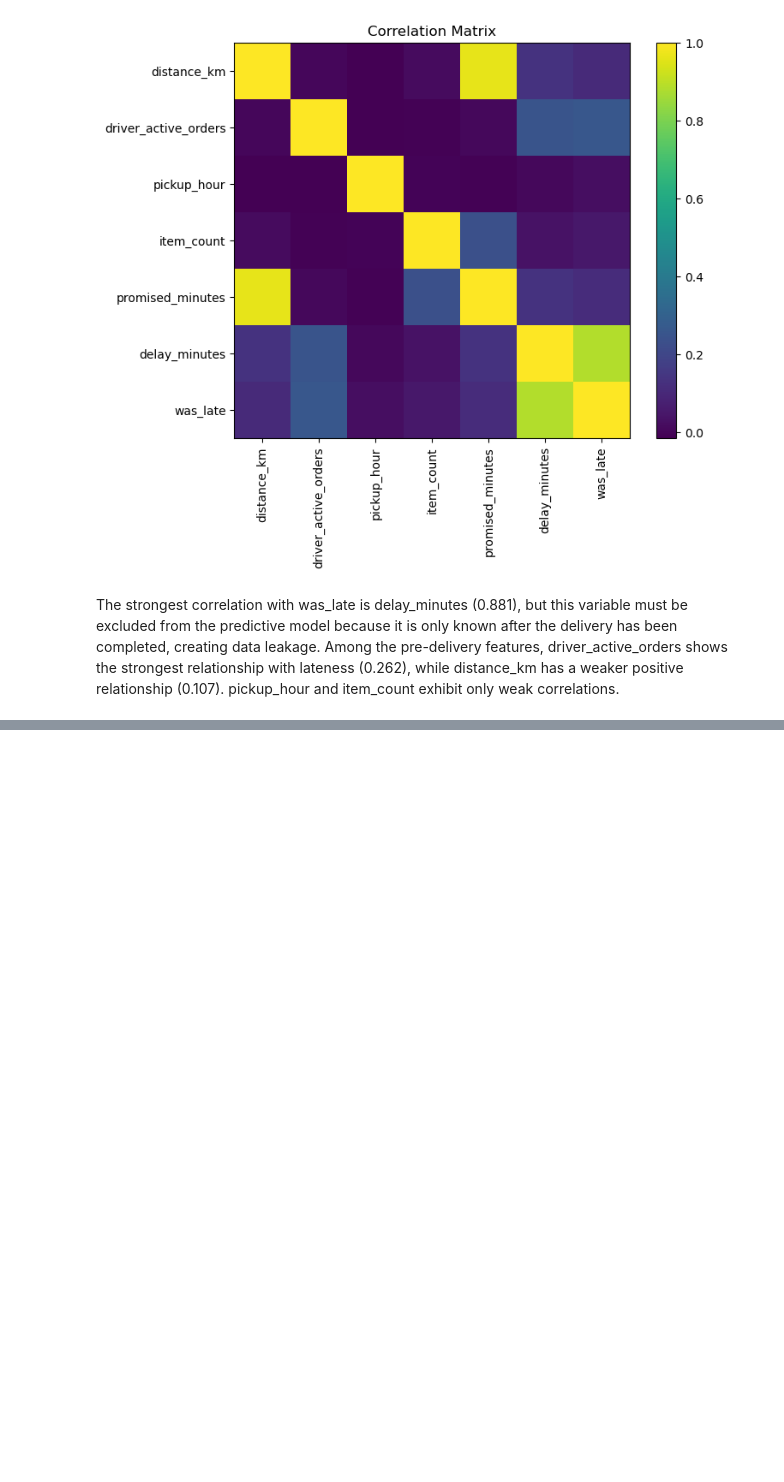
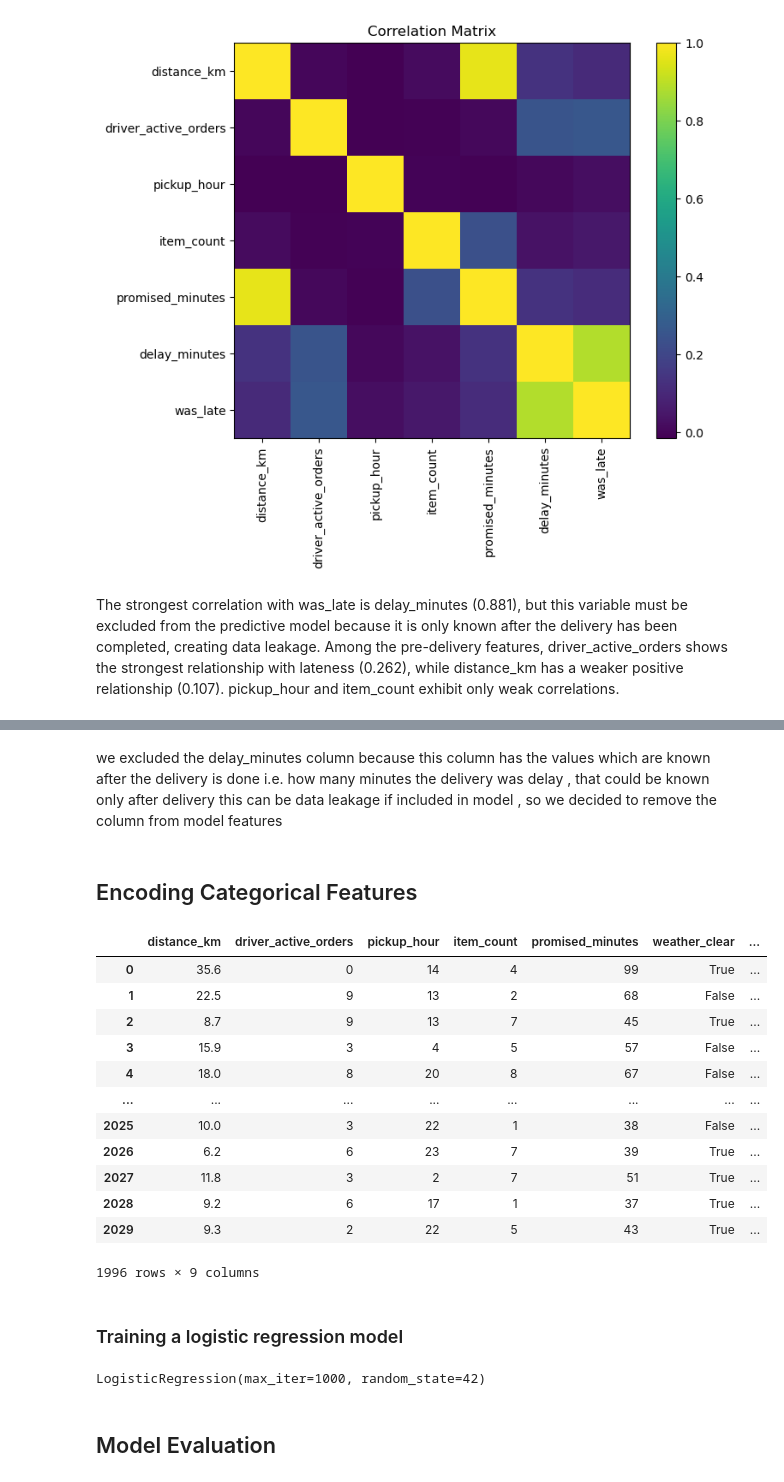
Before and after one commit to Bhav-creator452/intern_daily_learning, a Jupyter notebook: RushRoute Project/notebooks/rushroute.ipynb, the cells around one changed output, grey strips where cells are left out. Cells and saved outputs as stored; diff of their text form; code cells hidden in the pictures; blank space fills up the shorter version.

Commit message:
Training and evaluating a model

```diff
--- a/RushRoute Project/notebooks/rushroute.ipynb
+++ b/RushRoute Project/notebooks/rushroute.ipynb
@@ -437,0 +442,44 @@ The strongest correlation with was_late is delay_minutes (0.881), but this varia
+# %%
+features=[
+    "distance_km",
+    "driver_active_orders",
+    "pickup_hour",
+    "item_count",
+    "promised_minutes",
+    "weather",
+    "customer_tier"
+
+]
+
+target= "was_late"
+# %% [markdown]
+we excluded the delay_minutes column because this column has the values which are known after the delivery is done
+i.e. how many minutes the delivery was delay , that could be known only after delivery
+this can be data leakage if included in model , so we decided to remove the column from model features
+# %%
+x=df[features]
+y=df[target]
+# %% [markdown]
+## Encoding Categorical Features
+# %%
+X = pd.get_dummies(
+    x,
+    columns=["weather", "customer_tier"],
+    drop_first=True
+)
+# %%
+X
+# %% [output]
+|  | distance_km | driver_active_orders | pickup_hour | item_count | promised_minutes | weather_clear | ... |
+| 0 | 35.6 | 0 | 14 | 4 | 99 | True | ... |
+| 1 | 22.5 | 9 | 13 | 2 | 68 | False | ... |
+| 2 | 8.7 | 9 | 13 | 7 | 45 | True | ... |
+| 3 | 15.9 | 3 | 4 | 5 | 57 | False | ... |
+| 4 | 18.0 | 8 | 20 | 8 | 67 | False | ... |
+| ... | ... | ... | ... | ... | ... | ... | ... |
+| 2025 | 10.0 | 3 | 22 | 1 | 38 | False | ... |
+| 2026 | 6.2 | 6 | 23 | 7 | 39 | True | ... |
+| 2027 | 11.8 | 3 | 2 | 7 | 51 | True | ... |
+| 2028 | 9.2 | 6 | 17 | 1 | 37 | True | ... |
+| 2029 | 9.3 | 2 | 22 | 5 | 43 | True | ... |
+1996 rows × 9 columns
@@ -437,0 +496,16 @@ The strongest correlation with was_late is delay_minutes (0.881), but this varia
+# %% [markdown]
+### Training a logistic regression model
+# %%
+from sklearn.linear_model import LogisticRegression
+
+model = LogisticRegression(
+    random_state=42,
+    max_iter=1000
+)
+
+model.fit(
+    X_train,
+    y_train
+)
+# %% [output]
+LogisticRegression(max_iter=1000, random_state=42)
@@ -437,0 +516,2 @@ The strongest correlation with was_late is delay_minutes (0.881), but this varia
+# %% [markdown]
+## Model Evaluation
```
Also changed, not shown: parts of 10 cells of this notebook.
